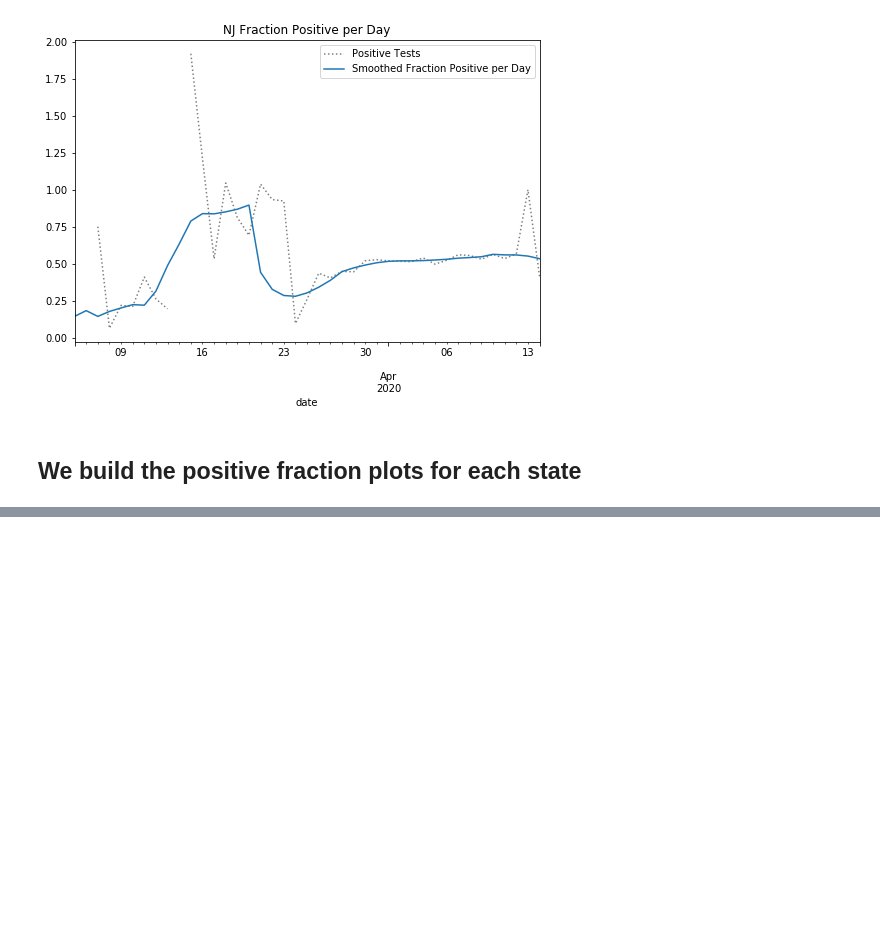
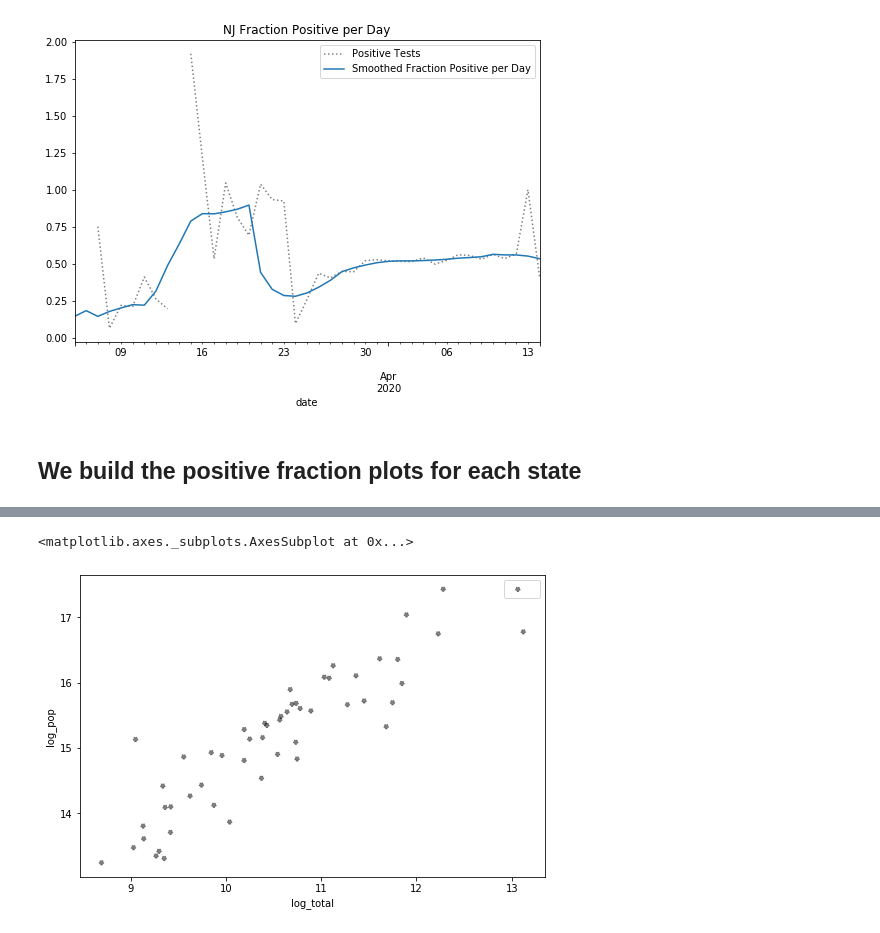
Before and after one commit to wdempsey/covid-umich, a Jupyter notebook: methods/us_testing.ipynb, the cells around one changed output, grey strips where cells are left out. Cells and saved outputs as stored; diff of their text form; code cells hidden in the pictures; blank space fills up the shorter version.

```diff
--- a/methods/us_testing.ipynb
+++ b/methods/us_testing.ipynb
@@ -155,0 +265,24 @@ WY    2020-04-10     320.0    4736.0  5056.0
+# %%
+results = np.array([])
+for i in range(state_pop.shape[0]):
+    row = state_pop.iloc[i]
+    try:
+        state_name = us_state_abbrev[row['name']]
+        total = max(states.xs(state_name)['total'].rename(f"{state_name} cases"))
+        positive = max(states.xs(state_name)['positive'].rename(f"{state_name} cases") )
+        frac = positive/total
+        pop = row['pop']
+        results = np.concatenate((results, [state_name, total, positive, frac, pop]))
+    except:
+        continue
+
+cum_df = pd.DataFrame(np.reshape(results, (-1,5)), columns = ['state', 'total', 'positive', 'frac', 'population'])
+# %%
+cum_df['log_pop'] = np.log(cum_df['population'].astype(float))
+cum_df['log_pos'] = np.log(cum_df['positive'].astype(float))
+cum_df['log_total'] = np.log(cum_df['total'].astype(float))
+cum_df.plot(x='log_total',y='log_pop',kind = 'scatter',
+           c='k', linestyle=':', alpha=.5, label='', figsize=(600/72, 400/72))
+# %% [output]
+<matplotlib.axes._subplots.AxesSubplot at 0x...>
+[figure, added]
```
Also changed, not shown: parts of 8 cells of this notebook.
